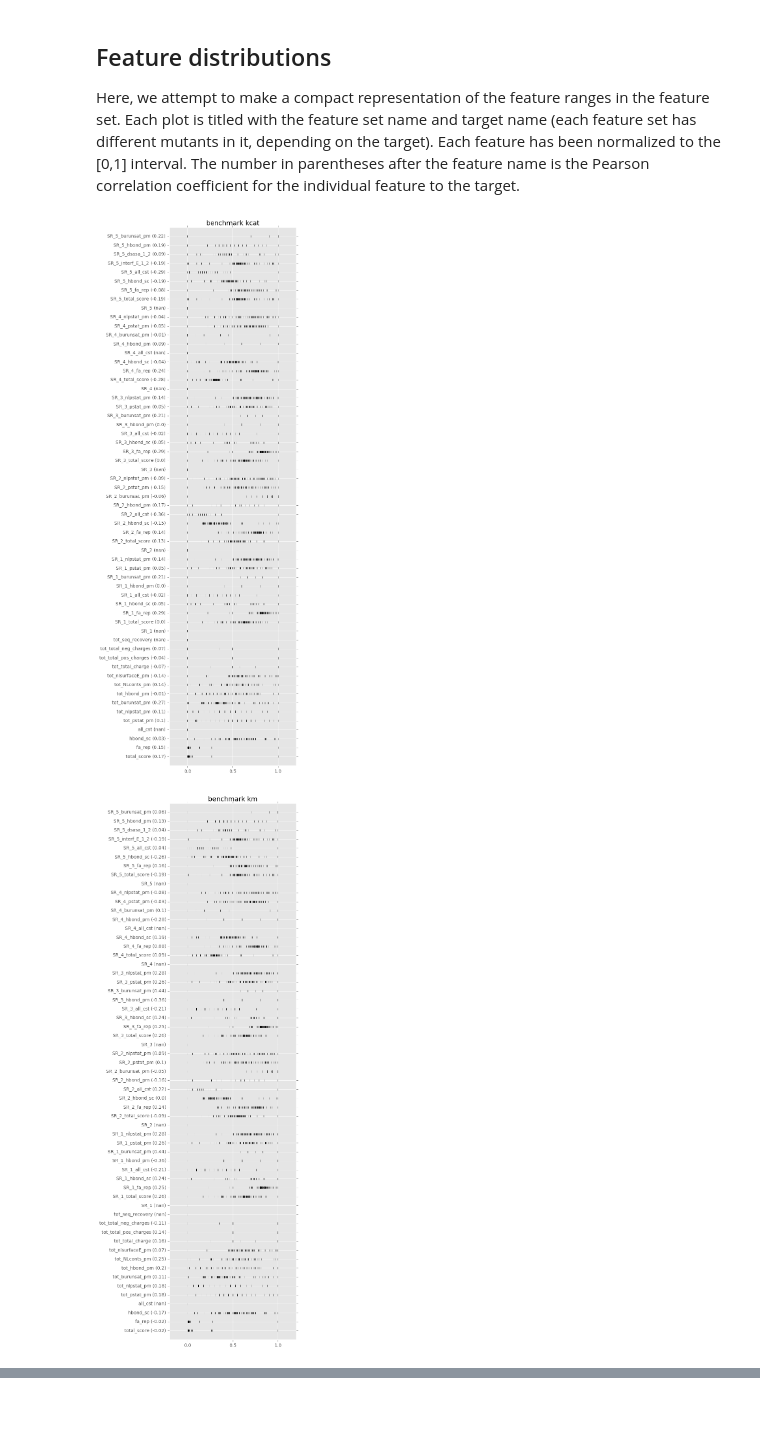
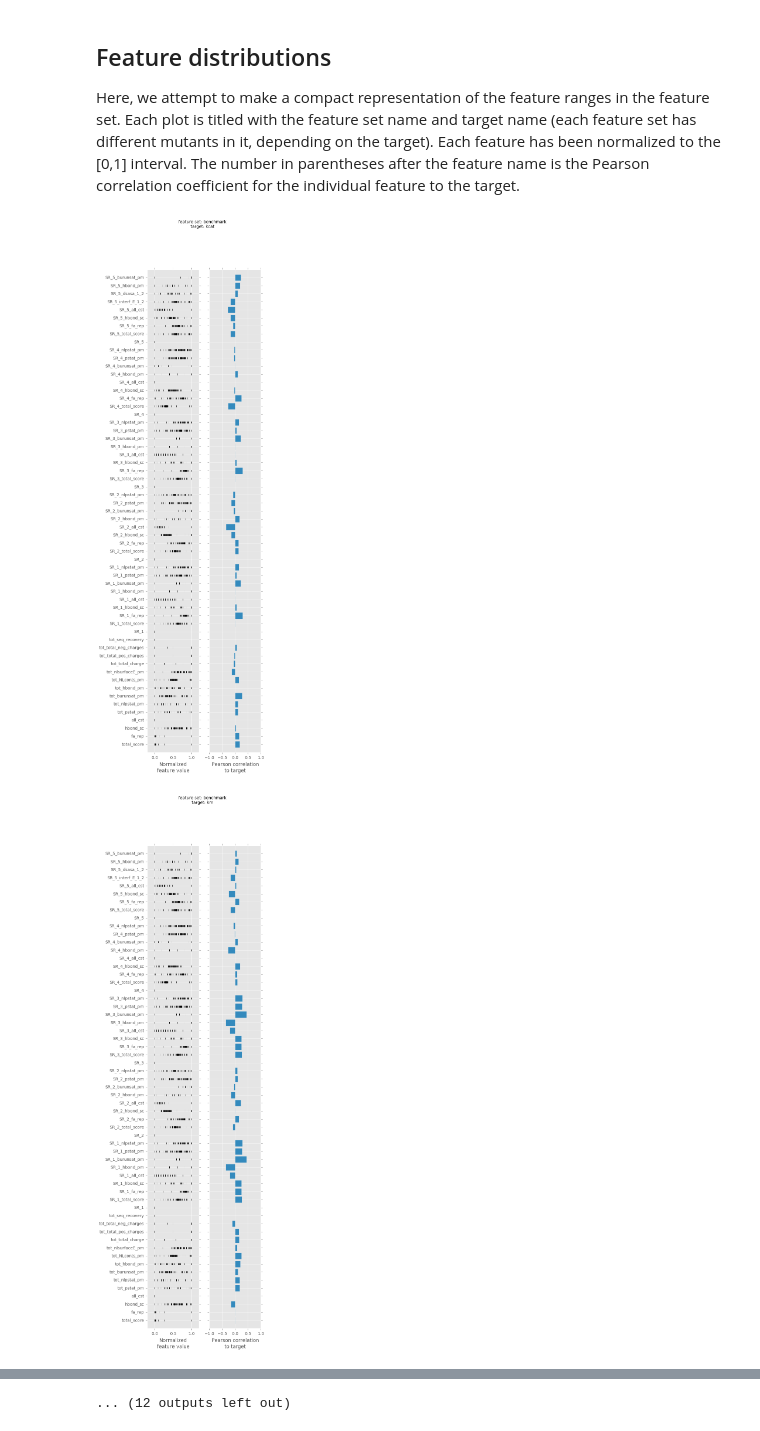
Before and after one commit to dacarlin/bagel-benchmark, a Jupyter notebook: machine_learning/feature_sets.ipynb, the cells around one changed output, grey strips where cells are left out. Cells and saved outputs as stored; diff of their text form; code cells hidden in the pictures.

```diff
--- a/machine_learning/feature_sets.ipynb
+++ b/machine_learning/feature_sets.ipynb
@@ -13,7 +13,7 @@ from scipy.stats import pearsonr
 
 This notebook collects the various feature sets from molecular modeling (in `*runs/*/feature_set.csv'`), and matches them up with the various targets (for now, melting temperature, turnover number, substrate affinity, and efficiency) for input to machine learning algorithms
 # %%
-paths = [
+feature_sets = [
     # rosetta
     '../rosetta_runs/benchmark/feature_set.csv',
     '../rosetta_runs/shells/feature_set.csv',
@@ -57,18 +105,30 @@ with open( 'combos.pkl', 'wb' ) as fn:
 
 Here, we attempt to make a compact representation of the feature ranges in the feature set. Each plot is titled with the feature set name and target name (each feature set has different mutants in it, depending on the target). Each feature has been normalized to the [0,1] interval. The number in parentheses after the feature name is the Pearson correlation coefficient for the individual feature to the target.
 # %%
-for nm, target, X, y, support in combos:
-    plt.figure( figsize=( 5, 0.36 * len( support ) ) )
+for name, target, X, y, support in combos:
+
+    fig, ax = plt.subplots( nrows=1, ncols=2, sharey=True, figsize=( 5, 0.36 * len( support ) ) )
+
     support_vals = []
+    rr = []
     for i, col_name in enumerate( support ):
-        plt.scatter( X[ : , i ], [ i ] * len( X ), marker='|', color='k' )
-        plt.title( '{} {}'.format( nm, target ) )
-        plt.ylim( -1, len( support ) )
+        ax[ 0 ].scatter( X[ : , i ], [ i ] * len( X ), marker='|', color='k' )
+        ax[ 0 ].set_ylim( -1, len( support ) )
         r, p = pearsonr( X[ : , i ], y )
-        support_vals.append( '{} ({})'.format( col_name, r.round(2) ) )
+        rr.append( r )
+        #support_vals.append( '{} ({})'.format( col_name, r.round(2) ) )
+        support_vals.append( '{}'.format( col_name ) )
 
-    plt.yticks( range( len( support_vals ) ), support_vals )
-    plt.xticks( ( 0, .5, 1 ) )
+    ax[ 0 ].set_yticks( range( len( support_vals ) ) )
+    ax[ 0 ].set_yticklabels( support_vals )
+    ax[ 0 ].set_xticks( ( 0, .5, 1 ) )
+    ax[ 0 ].set_xlabel( 'Normalized\nfeature value' )
+
+    ax[ 1 ].barh( range( len( support_vals ) ), rr, align='center' )
+    ax[ 1 ].set_xlim( ( -1, 1 ) )
+    ax[ 1 ].set_xlabel( 'Pearson correlation\nto target' )
+
+    fig.suptitle( 'feature set: {}\ntarget: {}'.format( name, target ) )
 # %% [output]
-[figure, old version]
+[figure, new version]
-[figure, old version]
+[figure, new version]
@@ -84,0 +145 @@ for nm, target, X, y, support in combos:
+... (12 outputs left out)
```
Also changed, not shown: parts of 5 cells of this notebook, 3 other files.
